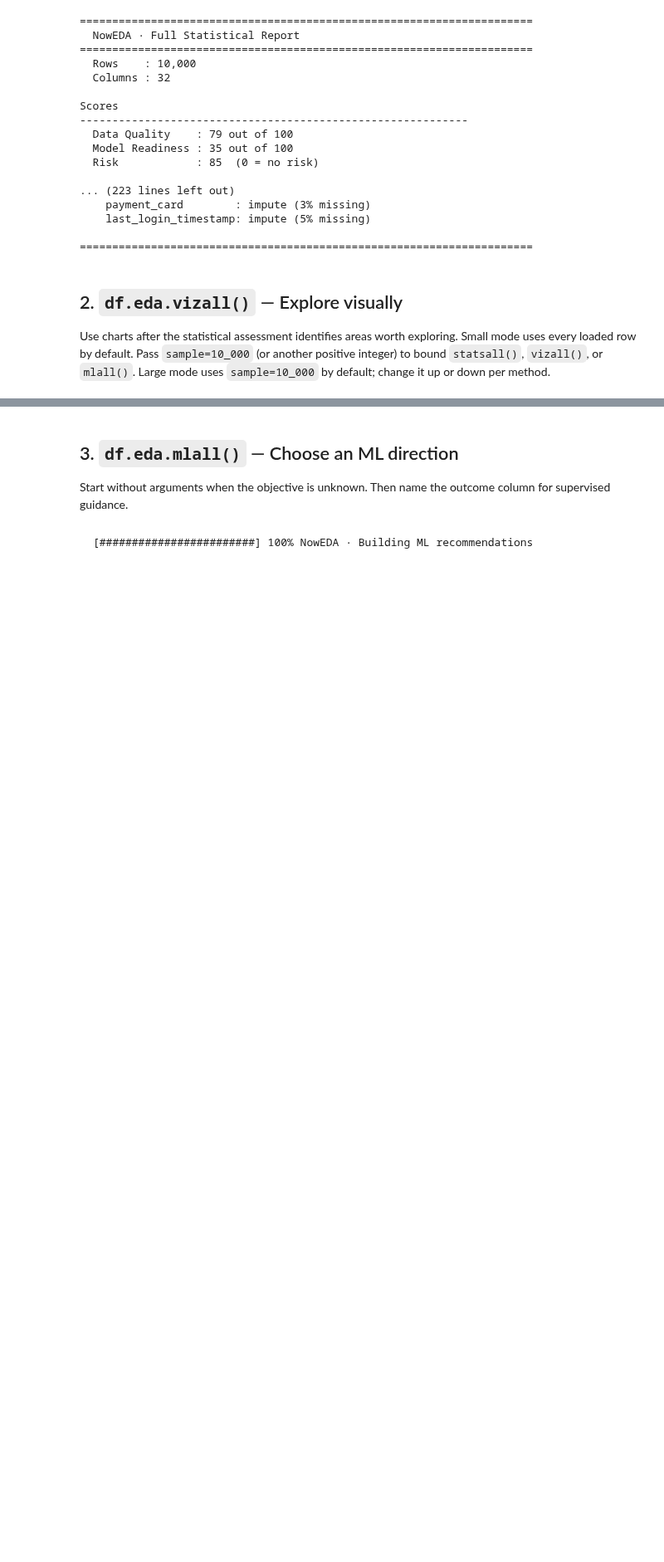
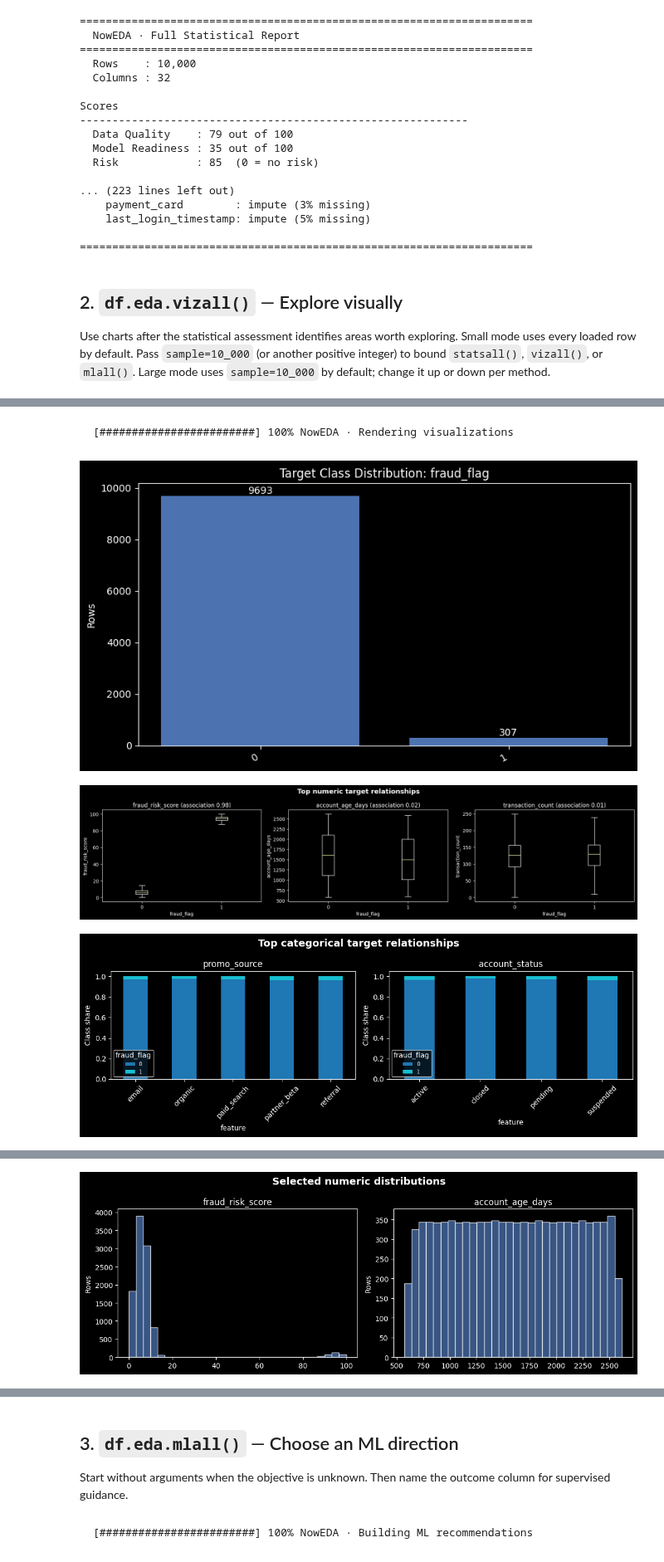
Before and after one commit to codewithdaniel1/NowEDA, a Jupyter notebook: playground.ipynb, the cells around one changed output, grey strips where cells are left out. Shown at 83% size. Saved outputs shown, nothing was run; the diff lists cells and outputs as text; code cells hidden in the pictures; blank space fills up the shorter version.

```diff
--- a/playground.ipynb
+++ b/playground.ipynb
@@ -168,0 +175,11 @@ df.eda.vizall()
+# %%
+target_visuals = df.eda.vizall(
+    target="fraud_flag",
+    max_plots=15,
+)
+target_visuals
+# %% [output]
+[########################] 100% NowEDA · Rendering visualizations
+[figure, added]
+[figure, added]
+[figure, added]
@@ -168,0 +188 @@ df.eda.vizall()
+[figure, added]
```
Also changed, not shown: parts of 11 cells of this notebook, 19 other files.
